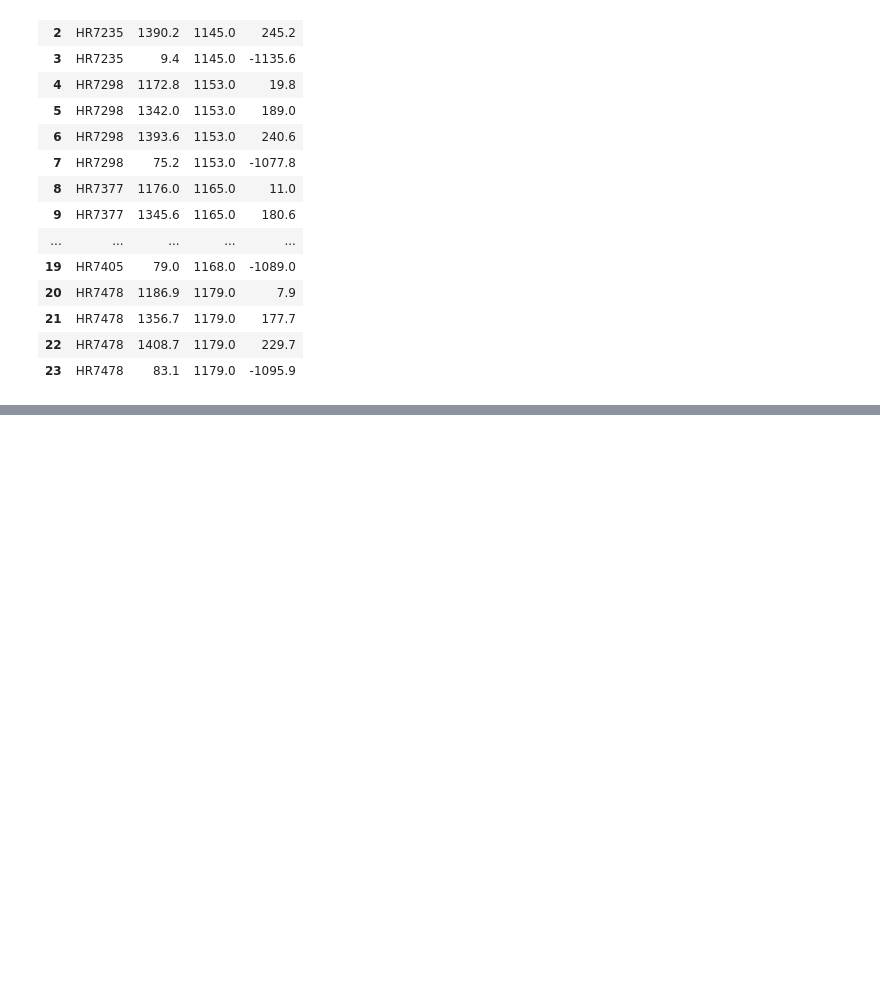
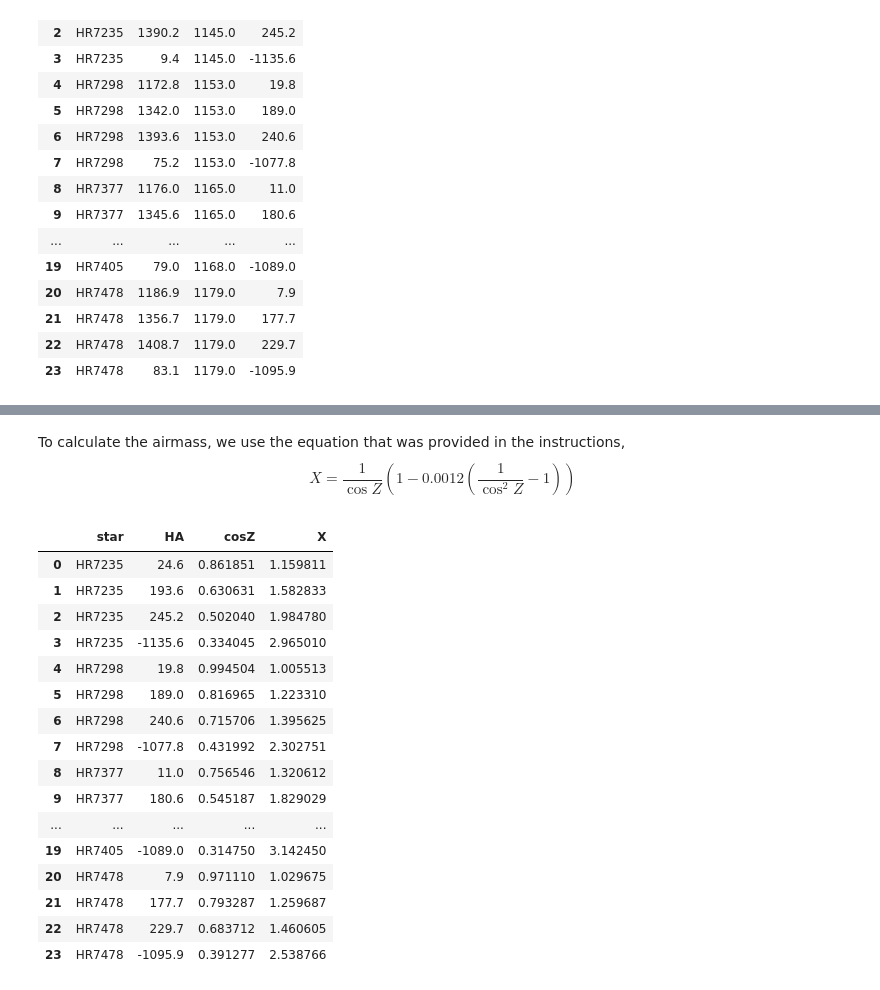
Before and after one commit to Natalia985/Third-semester-MASS, a Jupyter notebook: Astrophysical_Techniques/HW1_Atmospheric_Extinction.ipynb, the cells around one changed output, grey strips where cells are left out. Saved outputs shown, nothing was run; the diff lists cells and outputs as text; code cells hidden in the pictures; blank space fills up the shorter version.

```diff
--- a/Astrophysical_Techniques/HW1_Atmospheric_Extinction.ipynb
+++ b/Astrophysical_Techniques/HW1_Atmospheric_Extinction.ipynb
@@ -340,0 +375,25 @@ df[['star', 'LST', 'ra', 'HA']]
+# %% [markdown]
+To calculate the airmass, we use the equation that was provided in the instructions,
+$$X = \frac{1}{\cos Z}\left(1 - 0.0012\left(\frac{1}{\cos^2 Z} - 1\right)\right)$$
+# %%
+df['X'] = (1 / df['cosZ']) * (1 - 0.0012 * (1 / df['cosZ']**2 - 1))
+
+df[['star', 'HA', 'cosZ', 'X']]
+# %% [output]
+|  | star | HA | cosZ | X |
+| 0 | HR7235 | 24.6 | 0.861851 | 1.159811 |
+| 1 | HR7235 | 193.6 | 0.630631 | 1.582833 |
+| 2 | HR7235 | 245.2 | 0.502040 | 1.984780 |
+| 3 | HR7235 | -1135.6 | 0.334045 | 2.965010 |
+| 4 | HR7298 | 19.8 | 0.994504 | 1.005513 |
+| 5 | HR7298 | 189.0 | 0.816965 | 1.223310 |
+| 6 | HR7298 | 240.6 | 0.715706 | 1.395625 |
+| 7 | HR7298 | -1077.8 | 0.431992 | 2.302751 |
+| 8 | HR7377 | 11.0 | 0.756546 | 1.320612 |
+| 9 | HR7377 | 180.6 | 0.545187 | 1.829029 |
+| ... | ... | ... | ... | ... |
+| 19 | HR7405 | -1089.0 | 0.314750 | 3.142450 |
+| 20 | HR7478 | 7.9 | 0.971110 | 1.029675 |
+| 21 | HR7478 | 177.7 | 0.793287 | 1.259687 |
+| 22 | HR7478 | 229.7 | 0.683712 | 1.460605 |
+| 23 | HR7478 | -1095.9 | 0.391277 | 2.538766 |
```
Also changed, not shown: parts of 23 cells of this notebook.
